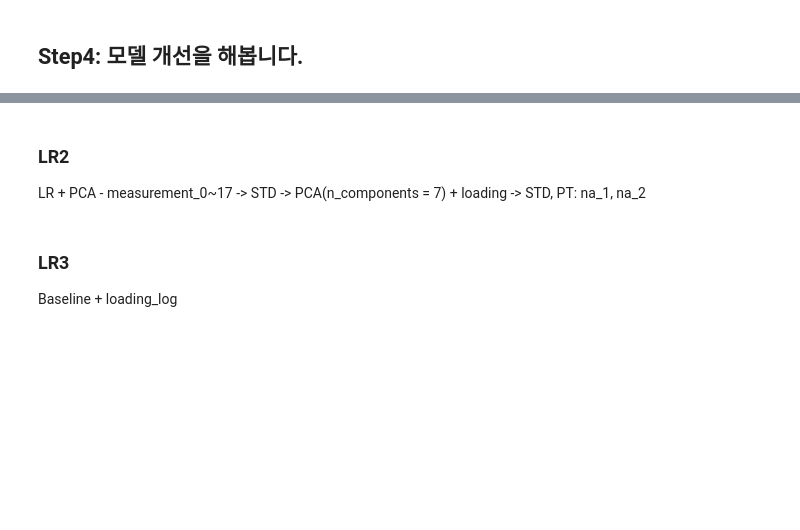
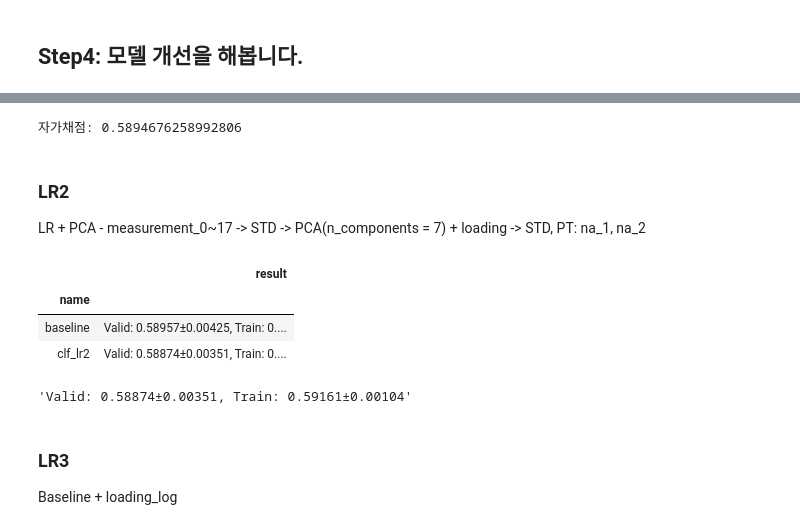
Before and after one commit to sunkusun9/DS_lv3_2604_2, a Jupyter notebook: sec_ds_lv3_prob1_kaggle.ipynb, the cells around one changed output, grey strips where cells are left out. Cells and saved outputs as stored; diff of their text form; code cells hidden in the pictures; blank space fills up the shorter version.

Commit message:
Day 2 Kaggle 단계 4까지 노트입니다.

```diff
--- a/sec_ds_lv3_prob1_kaggle.ipynb
+++ b/sec_ds_lv3_prob1_kaggle.ipynb
@@ -36,7 +321,32 @@ id,failure
+# %%
+from sklearn.metrics import roc_auc_score
+prd = select_model(clf_lr)
+print("자가채점: {}".format(roc_auc_score(s_kaggle_ans, prd)))
+# %% [output]
+자가채점: 0.5894676258992806
 # %% [markdown]
 ### LR2
 
 LR + PCA - measurement_0~17 -> STD -> PCA(n_components = 7) + loading -> STD,  PT: na_1, na_2
+# %%
+from sklearn.linear_model import LogisticRegression
+from sklearn.decomposition import PCA
+
+ct = ColumnTransformer([
+    ('std', StandardScaler(), ['loading']),
+    ('std_pca', make_pipeline(StandardScaler(), PCA(n_components =7)), ['measurement_{}'.format(i) for i in range(18)]),
+    ('pt', 'passthrough', ['na_1'])
+])
+clf_lr2 = make_pipeline(
+    ct, LogisticRegression(solver='lbfgs', C = 0.02)
+)
+eval_model('clf_lr2', clf_lr2)
+# %% [output]
+|  | result |
+| name |  |
+| baseline | Valid: 0.58957±0.00425, Train: 0.... |
+| clf_lr2 | Valid: 0.58874±0.00351, Train: 0.... |
+'Valid: 0.58874±0.00351, Train: 0.59161±0.00104'
 # %% [markdown]
 ### LR3
 
```
Also changed, not shown: parts of 25 cells of this notebook.
